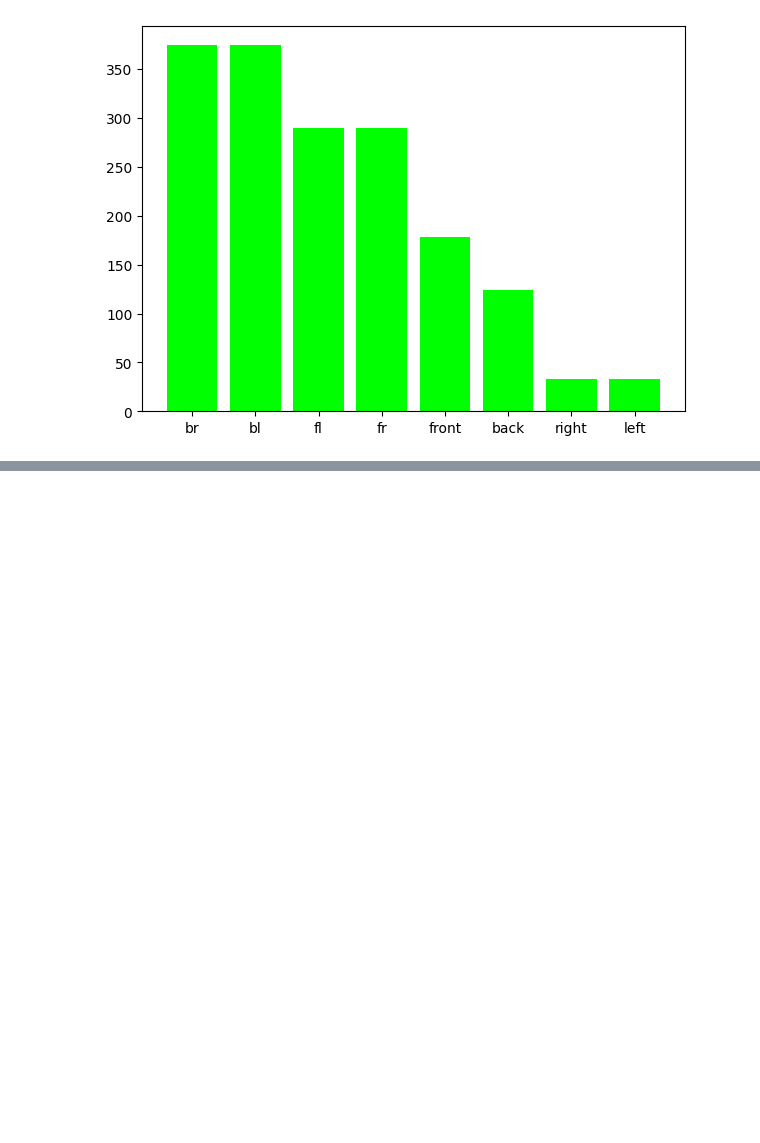
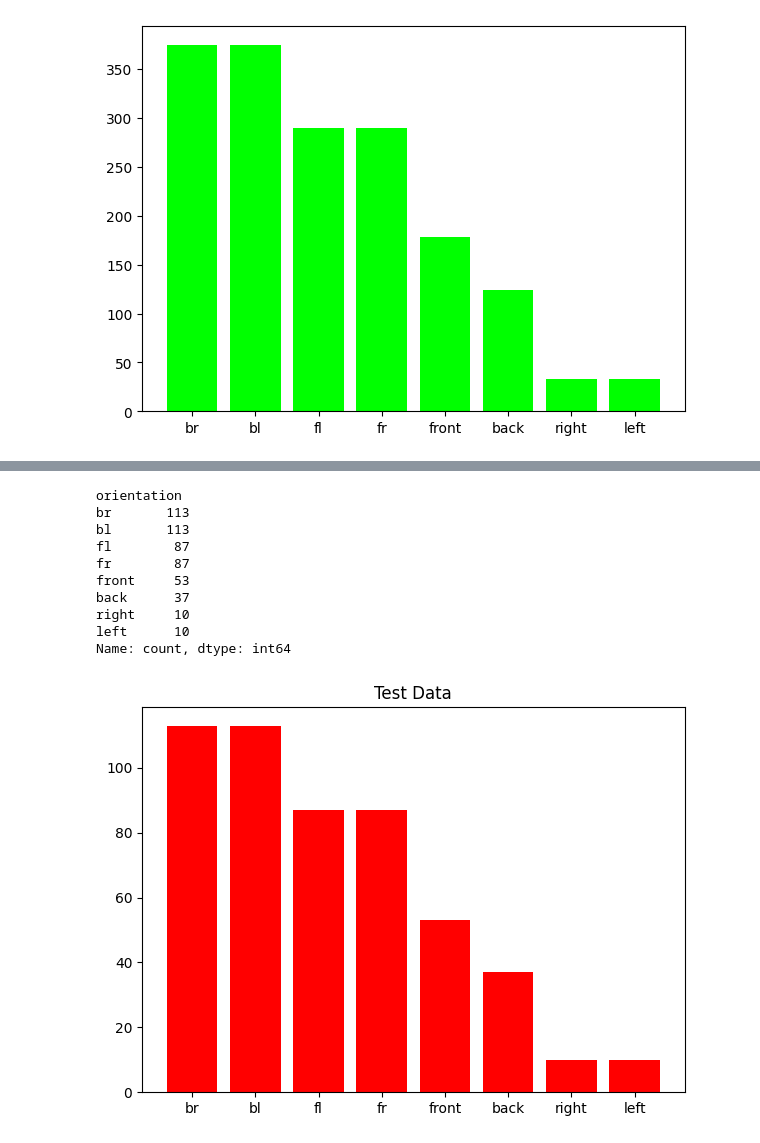
Before and after one commit to Angel-Ceballos/car-grouping, a Jupyter notebook: solution.ipynb, the cells around one changed output, grey strips where cells are left out. Cells and saved outputs as stored; diff of their text form; code cells hidden in the pictures; blank space fills up the shorter version.

```diff
--- a/solution.ipynb
+++ b/solution.ipynb
@@ -266,0 +310,25 @@ dummy.to_csv('./labels/data_label.csv')
+# %%
+s = X_test['orientation'].value_counts()
+print(s)
+
+# Figure Size
+fig = plt.figure(figsize =(7, 5))
+
+# Horizontal Bar Plot
+plt.bar(s.index, s.values, color=['red'])
+plt.title("Test Data")
+
+# Show Plot
+plt.show()
+# %% [output]
+orientation
+br       113
+bl       113
+fl        87
+fr        87
+front     53
+back      37
+right     10
+left      10
+Name: count, dtype: int64
+[figure, added]
```
Also changed, not shown: parts of 8 cells of this notebook, 3 other files.
